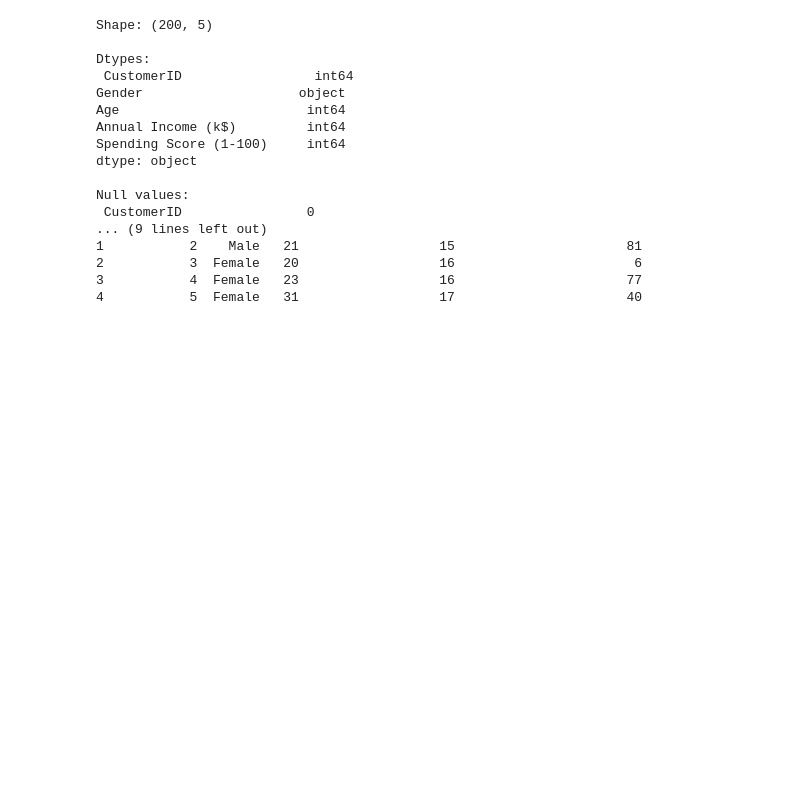
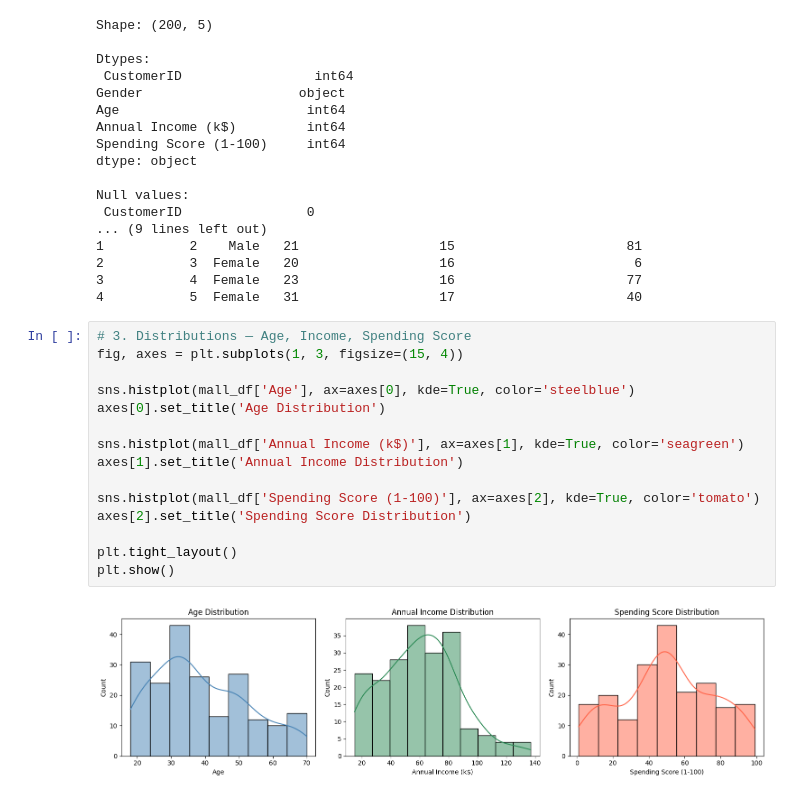
Before and after one commit to yusuf-codes10/touir-youcef-abderahim-ml-automal-homework, a Jupyter notebook: machine_learning.ipynb, the cells around one changed output. Drawn from its saved outputs; the diff is of its cells as text; blank space fills up the shorter version.

```diff
--- a/machine_learning.ipynb
+++ b/machine_learning.ipynb
@@ -121,3 +121,20 @@ Null values:
 2           3  Female   20                  16                       6
 3           4  Female   23                  16                      77
 4           5  Female   31                  17                      40
+# %%
+# 3. Distributions — Age, Income, Spending Score
+fig, axes = plt.subplots(1, 3, figsize=(15, 4))
+
+sns.histplot(mall_df['Age'], ax=axes[0], kde=True, color='steelblue')
+axes[0].set_title('Age Distribution')
+
+sns.histplot(mall_df['Annual Income (k$)'], ax=axes[1], kde=True, color='seagreen')
+axes[1].set_title('Annual Income Distribution')
+
+sns.histplot(mall_df['Spending Score (1-100)'], ax=axes[2], kde=True, color='tomato')
+axes[2].set_title('Spending Score Distribution')
+
+plt.tight_layout()
+plt.show()
+# %% [output]
+[figure, added]
```
